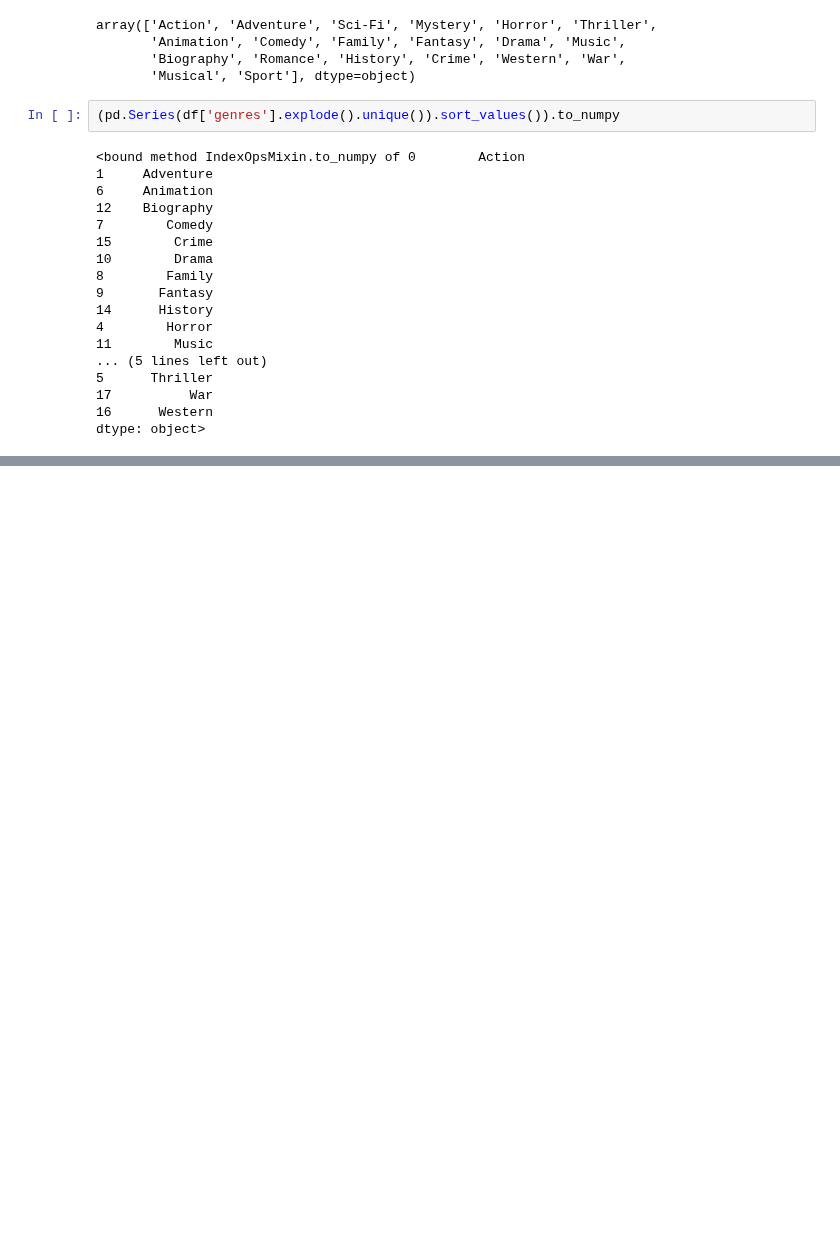
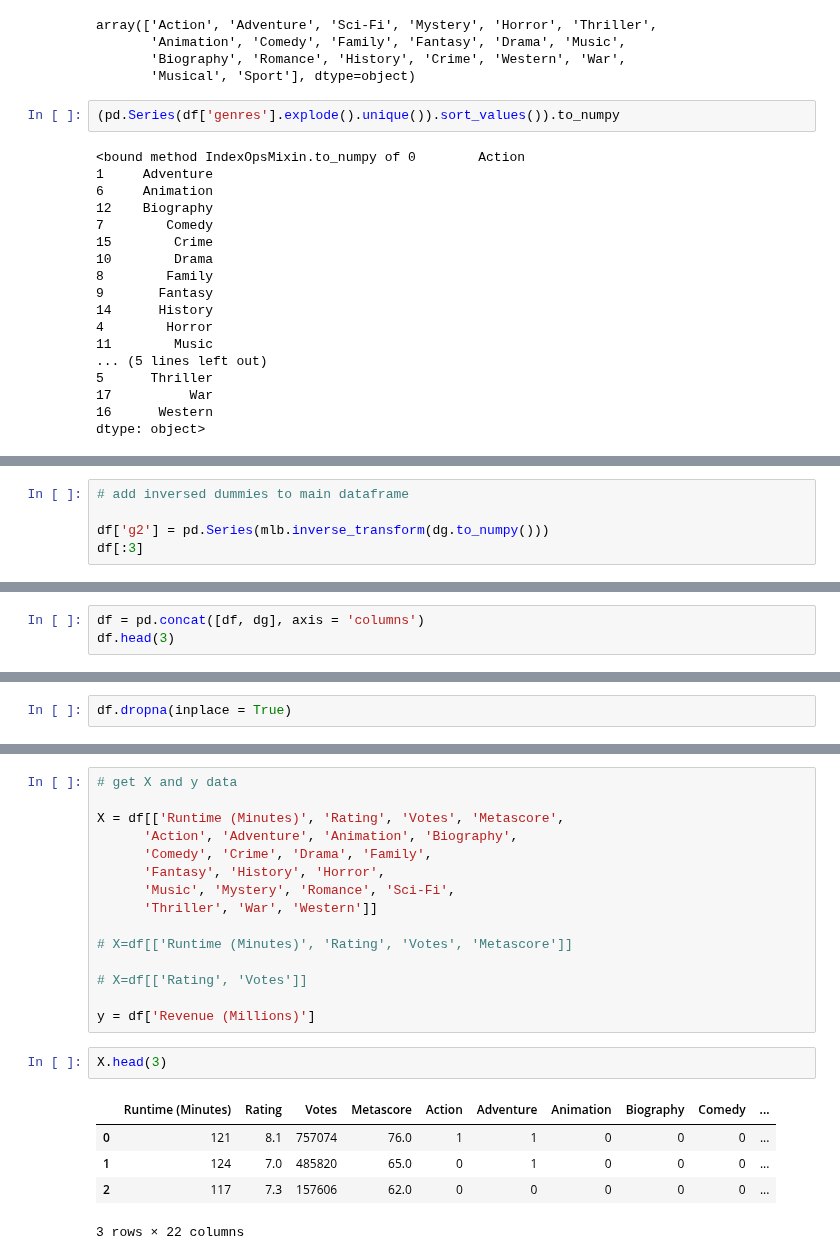
Before and after one commit to pNatTueku/ml_learning_with_ajprasertcbs, a Jupyter notebook: notebooks/preprocessing_multipleLabelBinarizer.ipynb, the cells around one changed output, grey strips where cells are left out. Cells and saved outputs as stored; diff of their text form; blank space fills up the shorter version.

```diff
--- a/notebooks/preprocessing_multipleLabelBinarizer.ipynb
+++ b/notebooks/preprocessing_multipleLabelBinarizer.ipynb
@@ -158,0 +207,5 @@ dtype: object>
+# %%
+# add inversed dummies to main dataframe
+
+df['g2'] = pd.Series(mlb.inverse_transform(dg.to_numpy()))
+df[:3]
@@ -158,0 +313,3 @@ dtype: object>
+# %%
+df = pd.concat([df, dg], axis = 'columns')
+df.head(3)
@@ -158,0 +342,2 @@ dtype: object>
+# %%
+df.dropna(inplace = True)
@@ -158,0 +376,23 @@ dtype: object>
+# %%
+# get X and y data
+
+X = df[['Runtime (Minutes)', 'Rating', 'Votes', 'Metascore',
+      'Action', 'Adventure', 'Animation', 'Biography',
+      'Comedy', 'Crime', 'Drama', 'Family',
+      'Fantasy', 'History', 'Horror',
+      'Music', 'Mystery', 'Romance', 'Sci-Fi',
+      'Thriller', 'War', 'Western']]
+
+# X=df[['Runtime (Minutes)', 'Rating', 'Votes', 'Metascore']]
+
+# X=df[['Rating', 'Votes']]
+
+y = df['Revenue (Millions)']
+# %%
+X.head(3)
+# %% [output]
+|  | Runtime (Minutes) | Rating | Votes | Metascore | Action | Adventure | Animation | Biography | Comedy | ... |
+| 0 | 121 | 8.1 | 757074 | 76.0 | 1 | 1 | 0 | 0 | 0 | ... |
+| 1 | 124 | 7.0 | 485820 | 65.0 | 0 | 1 | 0 | 0 | 0 | ... |
+| 2 | 117 | 7.3 | 157606 | 62.0 | 0 | 0 | 0 | 0 | 0 | ... |
+3 rows × 22 columns
```
Also changed, not shown: parts of 35 cells of this notebook.
